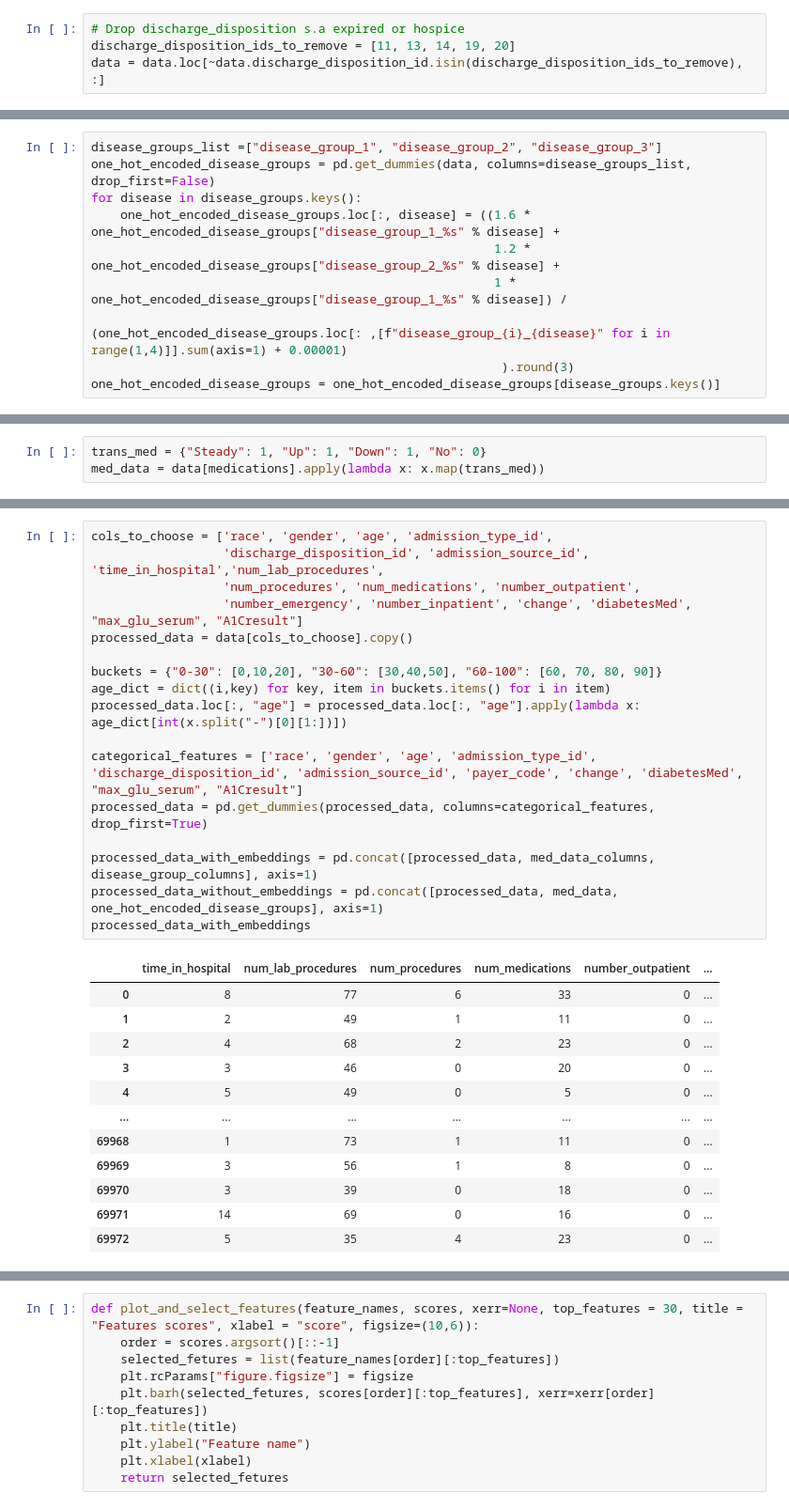
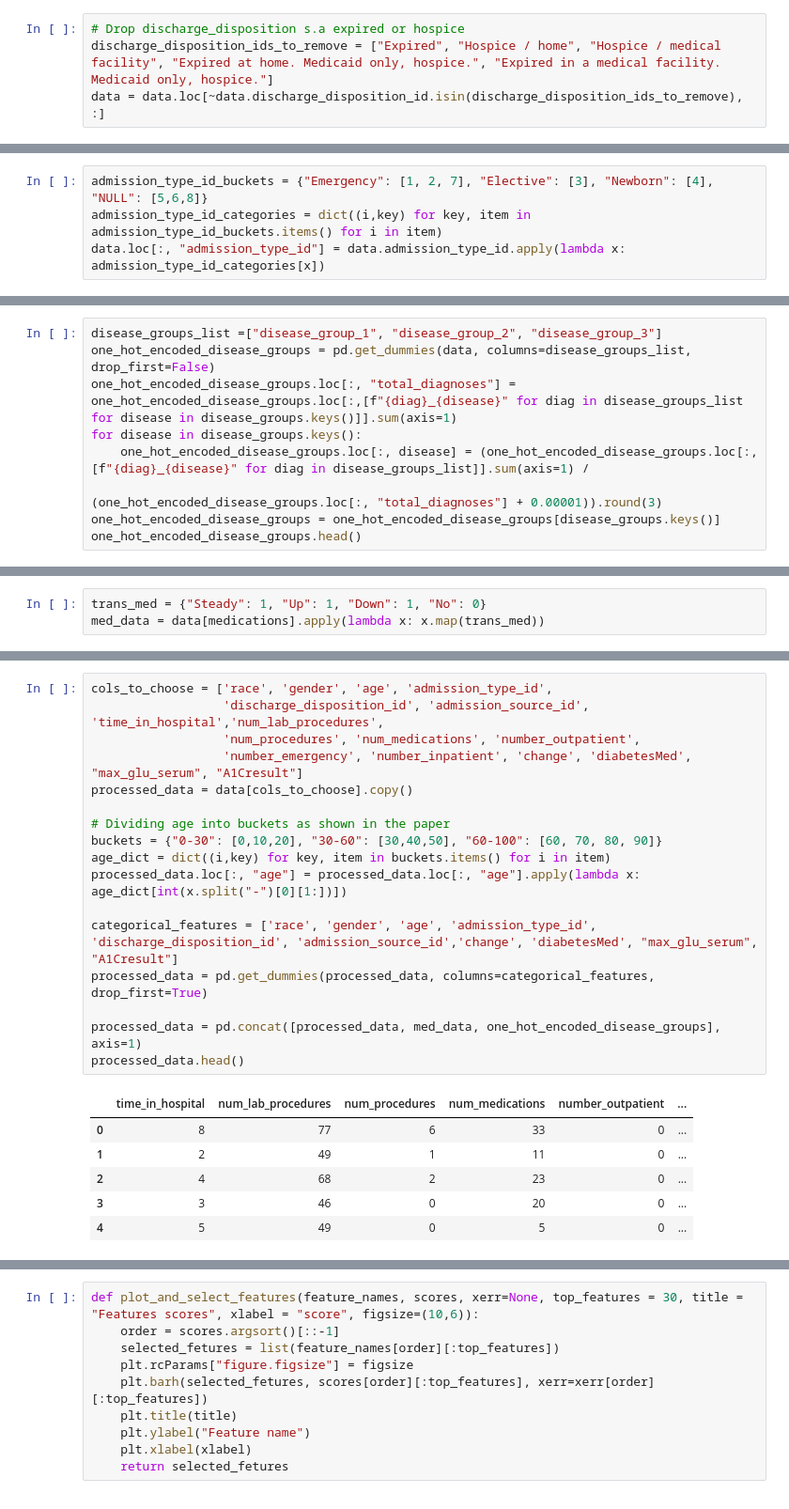
Before and after one commit to DiklaGelbard/kaggle_notebooks, a Jupyter notebook: diabetes_dataset.ipynb, the cells around one changed output, grey strips where cells are left out. Shown at 94% size. Saved outputs shown, nothing was run; the diff lists cells and outputs as text.

```diff
--- a/diabetes_dataset.ipynb
+++ b/diabetes_dataset.ipynb
@@ -110,4 +126,4 @@ get_stacked_bar_plot(["discharge_disposition_id","readmitted"], xtickslabels = d
 # %%
 # Drop discharge_disposition s.a expired or hospice
-discharge_disposition_ids_to_remove = [11, 13, 14, 19, 20]
+discharge_disposition_ids_to_remove = ["Expired", "Hospice / home", "Hospice / medical facility", "Expired at home. Medicaid only, hospice.", "Expired in a medical facility. Medicaid only, hospice."]
 data = data.loc[~data.discharge_disposition_id.isin(discharge_disposition_ids_to_remove), :]
@@ -114 +154,5 @@ data = data.loc[~data.discharge_disposition_id.isin(discharge_disposition_ids_to
+# %%
+admission_type_id_buckets = {"Emergency": [1, 2, 7], "Elective": [3], "Newborn": [4], "NULL": [5,6,8]}
+admission_type_id_categories = dict((i,key) for key, item in admission_type_id_buckets.items() for i in item)
+data.loc[:, "admission_type_id"] = data.admission_type_id.apply(lambda x: admission_type_id_categories[x])
 # %% [markdown]
@@ -152,0 +199,9 @@ data[["diag_1", "diag_2", "diag_3",'disease_group_1', 'disease_group_2', 'diseas
+# %%
+disease_groups_list =["disease_group_1", "disease_group_2", "disease_group_3"]
+one_hot_encoded_disease_groups = pd.get_dummies(data, columns=disease_groups_list, drop_first=False)
+one_hot_encoded_disease_groups.loc[:, "total_diagnoses"] = one_hot_encoded_disease_groups.loc[:,[f"{diag}_{disease}" for diag in disease_groups_list for disease in disease_groups.keys()]].sum(axis=1)
+for disease in disease_groups.keys():
+    one_hot_encoded_disease_groups.loc[:, disease] = (one_hot_encoded_disease_groups.loc[:,[f"{diag}_{disease}" for diag in disease_groups_list]].sum(axis=1) /
+                                                      (one_hot_encoded_disease_groups.loc[:, "total_diagnoses"] + 0.00001)).round(3)
+one_hot_encoded_disease_groups = one_hot_encoded_disease_groups[disease_groups.keys()]
+one_hot_encoded_disease_groups.head()
@@ -228,10 +254,0 @@ data.groupby("admission_type_id").size().plot.bar()
-# %%
-disease_groups_list =["disease_group_1", "disease_group_2", "disease_group_3"]
-one_hot_encoded_disease_groups = pd.get_dummies(data, columns=disease_groups_list, drop_first=False)
-for disease in disease_groups.keys():
-    one_hot_encoded_disease_groups.loc[:, disease] = ((1.6 * one_hot_encoded_disease_groups["disease_group_1_%s" % disease] +
-                                                       1.2 * one_hot_encoded_disease_groups["disease_group_2_%s" % disease] +
-                                                       1 * one_hot_encoded_disease_groups["disease_group_1_%s" % disease]) /
-                                                        (one_hot_encoded_disease_groups.loc[: ,[f"disease_group_{i}_{disease}" for i in range(1,4)]].sum(axis=1) + 0.00001)
-                                                        ).round(3)
-one_hot_encoded_disease_groups = one_hot_encoded_disease_groups[disease_groups.keys()]
@@ -288,30 +281,24 @@ y = data.loc[:, 'readmitted'].apply(lambda x: 1 if x != "NO" else 0)
 # %%
 cols_to_choose = ['race', 'gender', 'age', 'admission_type_id',
                   'discharge_disposition_id', 'admission_source_id', 'time_in_hospital','num_lab_procedures',
                   'num_procedures', 'num_medications', 'number_outpatient',
                   'number_emergency', 'number_inpatient', 'change', 'diabetesMed', "max_glu_serum", "A1Cresult"]
 processed_data = data[cols_to_choose].copy()
 
+# Dividing age into buckets as shown in the paper
 buckets = {"0-30": [0,10,20], "30-60": [30,40,50], "60-100": [60, 70, 80, 90]}
 age_dict = dict((i,key) for key, item in buckets.items() for i in item)
 processed_data.loc[:, "age"] = processed_data.loc[:, "age"].apply(lambda x: age_dict[int(x.split("-")[0][1:])])
 
-categorical_features = ['race', 'gender', 'age', 'admission_type_id', 'discharge_disposition_id', 'admission_source_id', 'payer_code', 'change', 'diabetesMed', "max_glu_serum", "A1Cresult"]
+categorical_features = ['race', 'gender', 'age', 'admission_type_id', 'discharge_disposition_id', 'admission_source_id','change', 'diabetesMed', "max_glu_serum", "A1Cresult"]
 processed_data = pd.get_dummies(processed_data, columns=categorical_features, drop_first=True)
 
-processed_data_with_embeddings = pd.concat([processed_data, med_data_columns, disease_group_columns], axis=1)
-processed_data_without_embeddings = pd.concat([processed_data, med_data, one_hot_encoded_disease_groups], axis=1)
-processed_data_with_embeddings
+processed_data = pd.concat([processed_data, med_data, one_hot_encoded_disease_groups], axis=1)
+processed_data.head()
 # %% [output]
 |  | time_in_hospital | num_lab_procedures | num_procedures | num_medications | number_outpatient | ... |
 | 0 | 8 | 77 | 6 | 33 | 0 | ... |
 | 1 | 2 | 49 | 1 | 11 | 0 | ... |
 | 2 | 4 | 68 | 2 | 23 | 0 | ... |
 | 3 | 3 | 46 | 0 | 20 | 0 | ... |
 | 4 | 5 | 49 | 0 | 5 | 0 | ... |
-| ... | ... | ... | ... | ... | ... | ... |
-| 69968 | 1 | 73 | 1 | 11 | 0 | ... |
-| 69969 | 3 | 56 | 1 | 8 | 0 | ... |
-| 69970 | 3 | 39 | 0 | 18 | 0 | ... |
-| 69971 | 14 | 69 | 0 | 16 | 0 | ... |
-| 69972 | 5 | 35 | 4 | 23 | 0 | ... |
```
Also changed, not shown: parts of 47 cells of this notebook.
